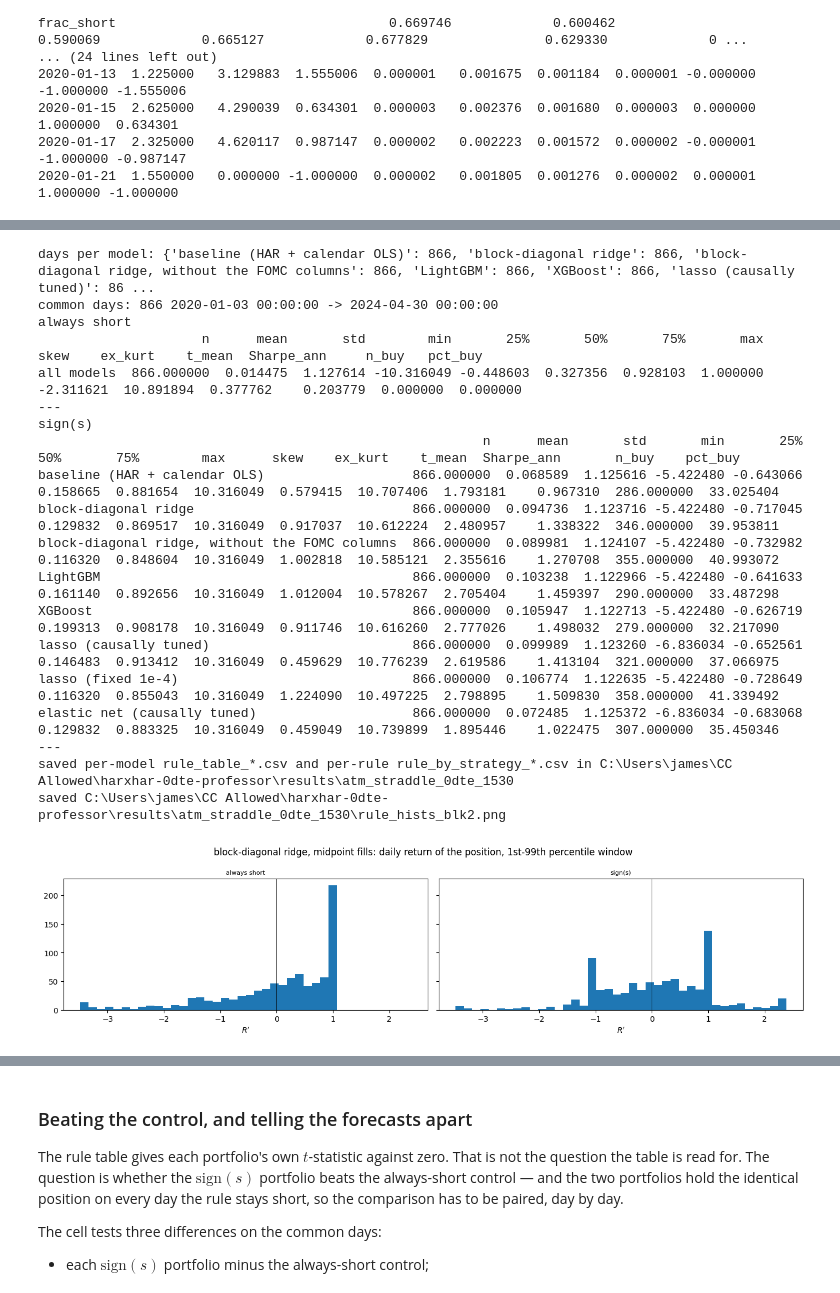
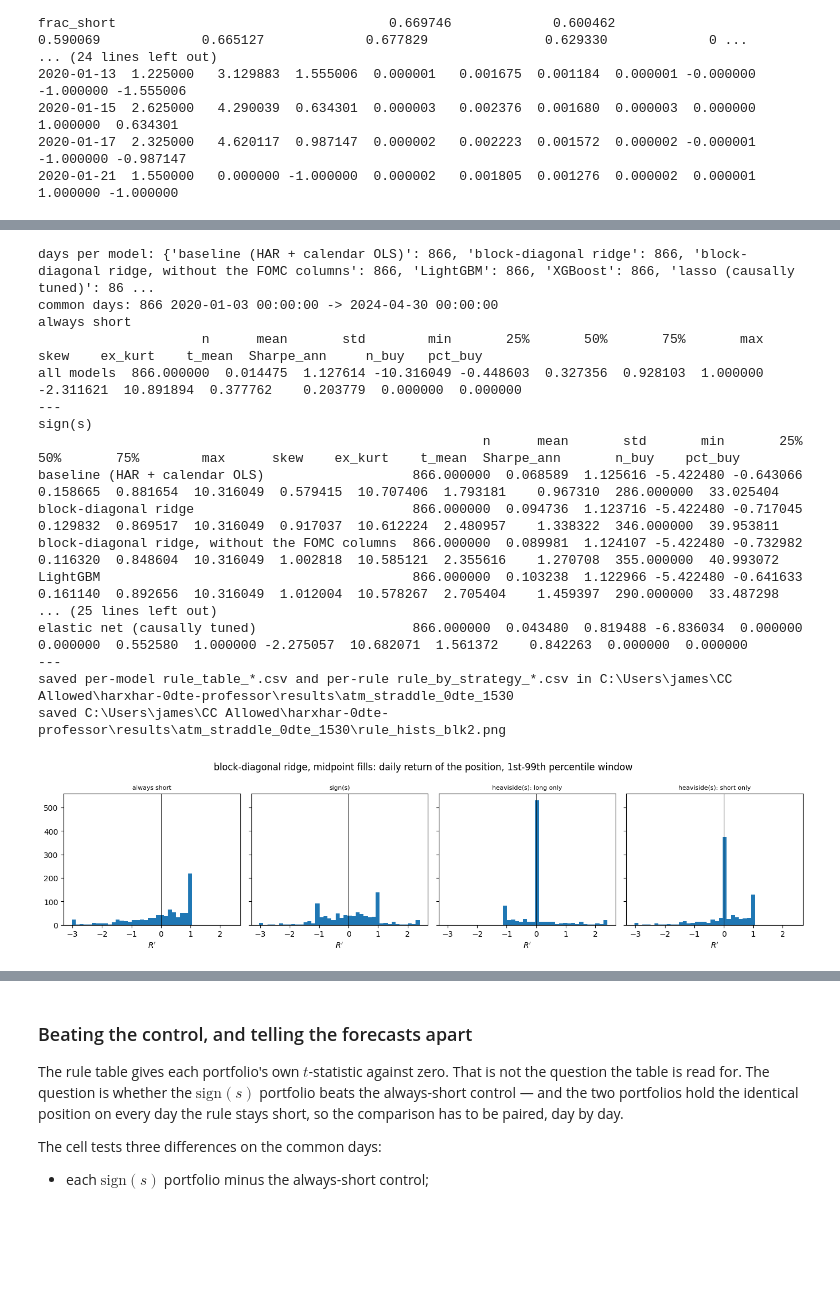
Before and after one commit to jamesdchen/harxhar-clean, a Jupyter notebook: notebooks/atm_straddle_rv_iv.ipynb, the cells around one changed output, grey strips where cells are left out. Drawn from its saved outputs; the diff is of its cells as text; code cells hidden in the pictures; blank space fills up the shorter version.

```diff
--- a/notebooks/atm_straddle_rv_iv.ipynb
+++ b/notebooks/atm_straddle_rv_iv.ipynb
@@ -1193,9 +1204,14 @@ The annualized Sharpe ratio (the `Sharpe_ann` column) is $\mathrm{mean}/\mathrm{
 Only the scoring is restricted to the common days; each portfolio itself is built on all of its own days.
 # %%
 def rule_sizes(px: pd.DataFrame) -> dict[str, pd.Series]:
+    long_day = px["signal"].to_numpy(float) > 0   # s == 0 is a short day, as in section 9
     return {
         "always short": pd.Series(-1.0, index=px.index),
         "sign(s)": px["pos"],
+        # the one-sided legs of sign(s): they partition the days, so
+        # long only + short only = sign(s) day by day (asserted below)
+        "heaviside(s): long only": pd.Series(np.where(long_day, 1.0, 0.0), index=px.index),
+        "heaviside(s): short only": pd.Series(np.where(long_day, 0.0, -1.0), index=px.index),
     }
 
 
@@ -1229,6 +1245,8 @@ def rule_row(r: pd.Series, size: pd.Series) -> pd.Series:
 order = [
     "always short",
     "sign(s)",
+    "heaviside(s): long only",
+    "heaviside(s): short only",
 ]
 cols = ["n", "mean", "std", "min", "25%", "50%", "75%", "max",
         "skew", "ex_kurt", "t_mean", "Sharpe_ann", "n_buy", "pct_buy"]
@@ -1268,7 +1286,10 @@ for name in order:
     print(name)
     print(tab.to_string())
     print("---")
-    safe = "".join(ch if ch.isalnum() else "_" for ch in name).rstrip("_")
+    # slug: runs of non-alphanumerics collapse to one underscore
+    # ("always short" -> always_short, "sign(s)" -> sign_s,
+    #  "heaviside(s): long only" -> heaviside_s_long_only)
+    safe = "_".join("".join(ch if ch.isalnum() else " " for ch in name).split())
     tab.to_csv(OUT / f"rule_by_strategy_{safe}.csv")
 print("saved per-model rule_table_*.csv and per-rule rule_by_strategy_*.csv in", OUT)
 
@@ -1279,35 +1300,33 @@ pooled = pd.concat([sizes[name] * px["R"] for name in order], axis=0).dropna()
 lo, hi = float(pooled.quantile(0.01)), float(pooled.quantile(0.99))
 bins = np.linspace(lo, hi, 41)
 for ax, name in zip(axes.ravel(), order):
     x = (sizes[name] * px["R"]).dropna()
     ax.hist(x.clip(lo, hi), bins=bins, color="C0", edgecolor="none")
     ax.axvline(0.0, color="k", lw=0.6)
     ax.set_title(name, fontsize=8)
     ax.set_xlabel(r"$R'$")
 fig.suptitle("block-diagonal ridge, midpoint fills: daily return of the position, 1st-99th percentile window")
 fig.tight_layout()
 fig.savefig(OUT / "rule_hists_blk2.png", dpi=120, bbox_inches="tight")
 print("saved", OUT / "rule_hists_blk2.png")
 display(fig)
 plt.close(fig)
 # %% [output]
 days per model: {'baseline (HAR + calendar OLS)': 866, 'block-diagonal ridge': 866, 'block-diagonal ridge, without the FOMC columns': 866, 'LightGBM': 866, 'XGBoost': 866, 'lasso (causally tuned)': 86 ...
 common days: 866 2020-01-03 00:00:00 -> 2024-04-30 00:00:00
 always short
                      n      mean       std        min       25%       50%       75%       max      skew    ex_kurt    t_mean  Sharpe_ann     n_buy   pct_buy
 all models  866.000000  0.014475  1.127614 -10.316049 -0.448603  0.327356  0.928103  1.000000 -2.311621  10.891894  0.377762    0.203779  0.000000  0.000000
 ---
 sign(s)
                                                          n      mean       std       min       25%       50%       75%        max      skew    ex_kurt    t_mean  Sharpe_ann       n_buy    pct_buy
 baseline (HAR + calendar OLS)                   866.000000  0.068589  1.125616 -5.422480 -0.643066  0.158665  0.881654  10.316049  0.579415  10.707406  1.793181    0.967310  286.000000  33.025404
 block-diagonal ridge                            866.000000  0.094736  1.123716 -5.422480 -0.717045  0.129832  0.869517  10.316049  0.917037  10.612224  2.480957    1.338322  346.000000  39.953811
 block-diagonal ridge, without the FOMC columns  866.000000  0.089981  1.124107 -5.422480 -0.732982  0.116320  0.848604  10.316049  1.002818  10.585121  2.355616    1.270708  355.000000  40.993072
 LightGBM                                        866.000000  0.103238  1.122966 -5.422480 -0.641633  0.161140  0.892656  10.316049  1.012004  10.578267  2.705404    1.459397  290.000000  33.487298
-XGBoost                                         866.000000  0.105947  1.122713 -5.422480 -0.626719  0.199313  0.908178  10.316049  0.911746  10.616260  2.777026    1.498032  279.000000  32.217090
-lasso (causally tuned)                          866.000000  0.099989  1.123260 -6.836034 -0.652561  0.146483  0.913412  10.316049  0.459629  10.776239  2.619586    1.413104  321.000000  37.066975
-lasso (fixed 1e-4)                              866.000000  0.106774  1.122635 -5.422480 -0.728649  0.116320  0.855043  10.316049  1.224090  10.497225  2.798895    1.509830  358.000000  41.339492
-elastic net (causally tuned)                    866.000000  0.072485  1.125372 -6.836034 -0.683068  0.129832  0.883325  10.316049  0.459049  10.739899  1.895446    1.022475  307.000000  35.450346
+... (25 lines left out)
+elastic net (causally tuned)                    866.000000  0.043480  0.819488 -6.836034  0.000000  0.000000  0.552580  1.000000 -2.275057  10.682071  1.561372    0.842263  0.000000  0.000000
 ---
 saved per-model rule_table_*.csv and per-rule rule_by_strategy_*.csv in C:\Users\james\CC Allowed\harxhar-0dte-professor\results\atm_straddle_0dte_1530
 saved C:\Users\james\CC Allowed\harxhar-0dte-professor\results\atm_straddle_0dte_1530\rule_hists_blk2.png
-[figure, old version]
+[figure, new version]
```
Also changed, not shown: parts of 12 cells of this notebook, 28 other files.
